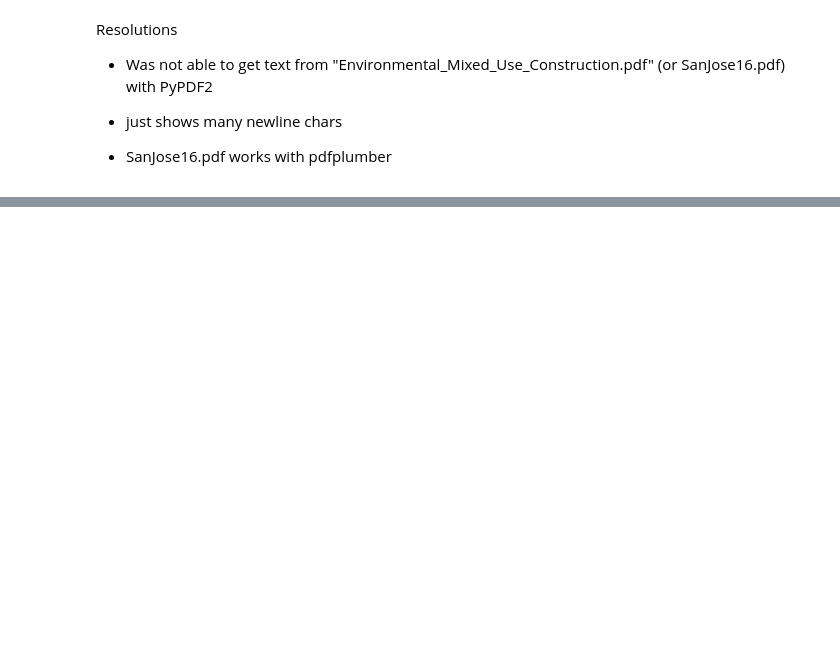
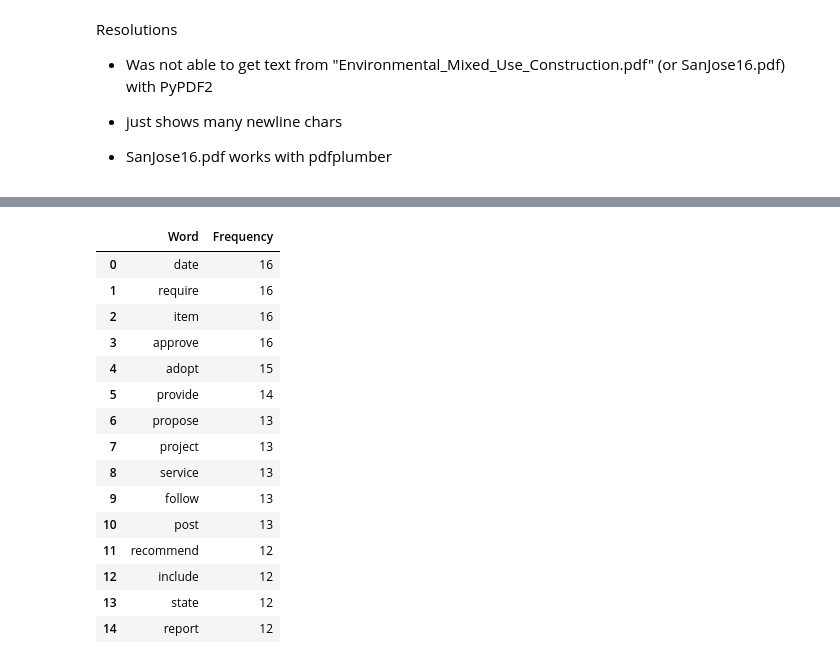
Before and after one commit to codeforsanjose/city-agenda-scraper, a Jupyter notebook: Text_analysis/KeywordExtraction_spaCy.ipynb, the cells around one changed output, grey strips where cells are left out. Cells and saved outputs as stored; diff of their text form; code cells hidden in the pictures; blank space fills up the shorter version.

```diff
--- a/Text_analysis/KeywordExtraction_spaCy.ipynb
+++ b/Text_analysis/KeywordExtraction_spaCy.ipynb
@@ -563,0 +742,20 @@ Finised: Saved 17 csv files.
+# %%
+pathBeforeFile = "/content/gdrive/My Drive/CFSJ/StopWords/"
+pd.read_csv(pathBeforeFile + "CommonWords.csv").head(15)
+# %% [output]
+|  | Word | Frequency |
+| 0 | date | 16 |
+| 1 | require | 16 |
+| 2 | item | 16 |
+| 3 | approve | 16 |
+| 4 | adopt | 15 |
+| 5 | provide | 14 |
+| 6 | propose | 13 |
+| 7 | project | 13 |
+| 8 | service | 13 |
+| 9 | follow | 13 |
+| 10 | post | 13 |
+| 11 | recommend | 12 |
+| 12 | include | 12 |
+| 13 | state | 12 |
+| 14 | report | 12 |
```
Also changed, not shown: parts of 50 cells of this notebook, 21 other files.
